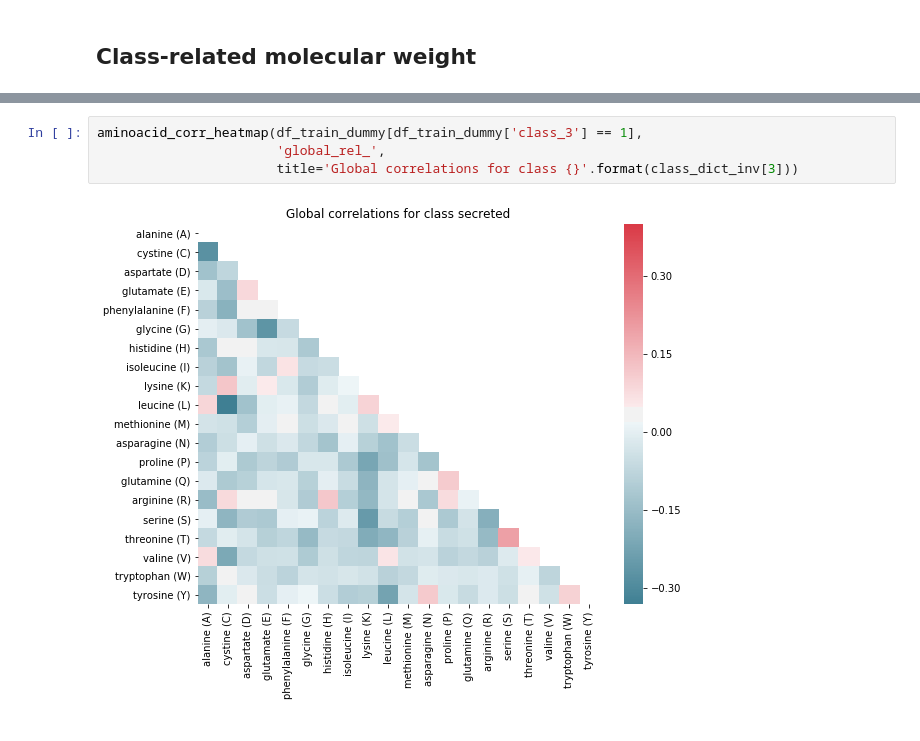
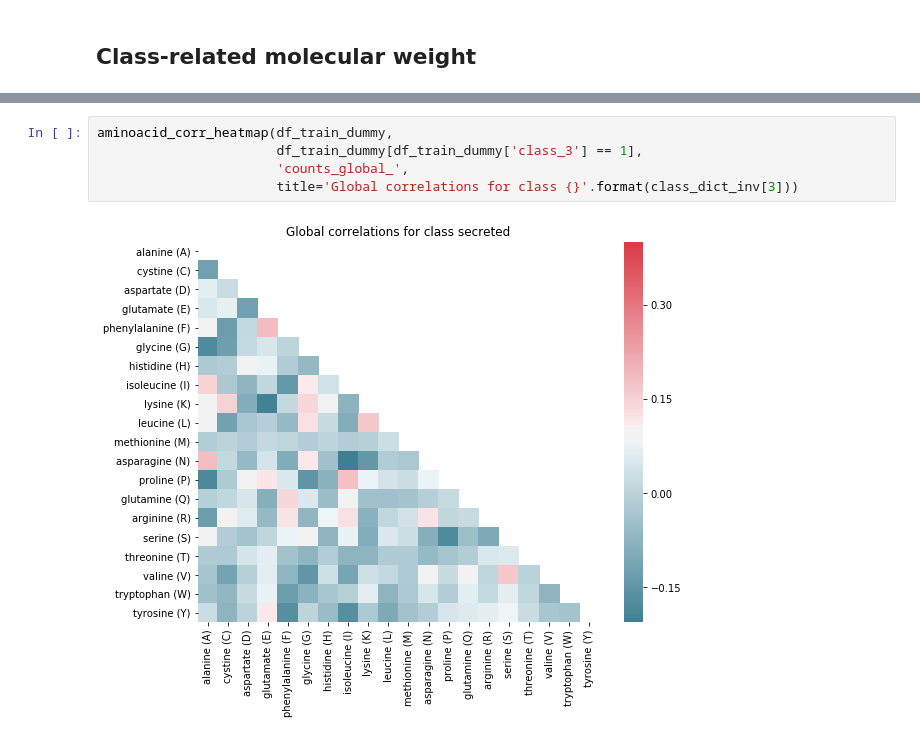
Before and after one commit to mathisgentine/predicting-subcellular-location, a Jupyter notebook: src/eda.ipynb, the cells around one changed output, grey strips where cells are left out. Drawn from its saved outputs; the diff is of its cells as text.

```diff
--- a/src/eda.ipynb
+++ b/src/eda.ipynb
@@ -80,8 +125,9 @@ aminoacid_corr_heatmap(df_train_dummy[df_train_dummy['class_2'] == 1],
 # %%
-aminoacid_corr_heatmap(df_train_dummy[df_train_dummy['class_3'] == 1],
-                       'global_rel_',
+aminoacid_corr_heatmap(df_train_dummy,
+                       df_train_dummy[df_train_dummy['class_3'] == 1],
+                       'counts_global_',
                        title='Global correlations for class {}'.format(class_dict_inv[3]))
 # %% [output]
-[figure, old version]
+[figure, new version]
 # %%
 densities_joy_plot(df_train, class_dict_inv, 'seq_len', 2000)
```
Also changed, not shown: parts of 21 cells of this notebook, 4 other files.
